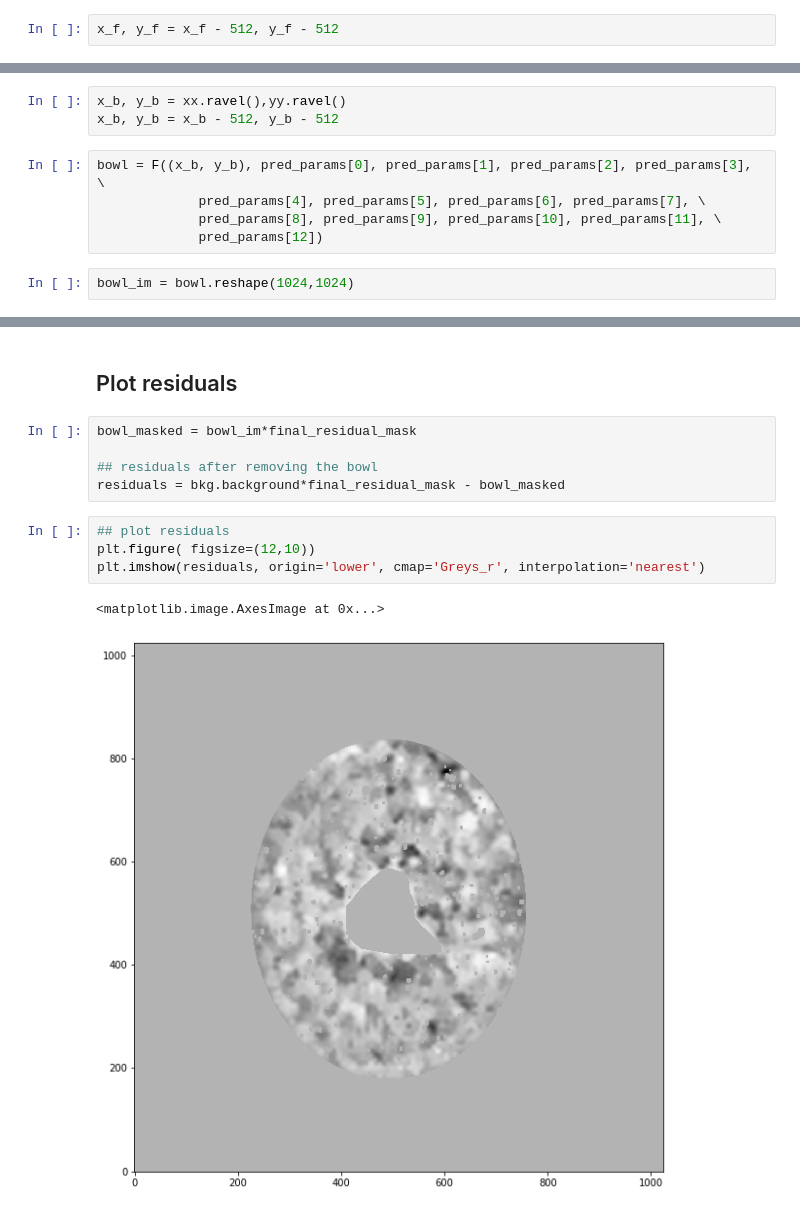
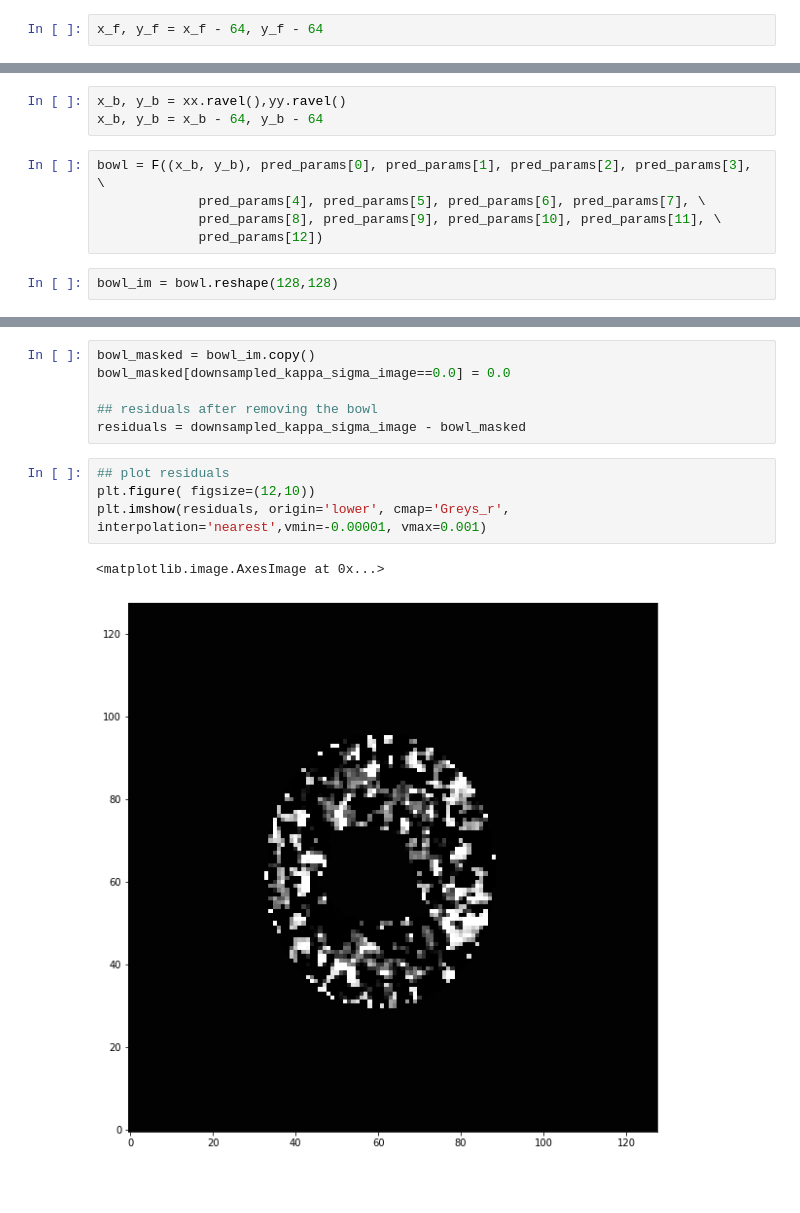
Before and after one commit to vvaibhav08/Perseuscluster_spectralanalysis, a Jupyter notebook: src/WSRT_missing_shortspacing_correction.ipynb, the cells around one changed output, grey strips where cells are left out. Cells and saved outputs as stored; diff of their text form; blank space fills up the shorter version.

```diff
--- a/src/WSRT_missing_shortspacing_correction.ipynb
+++ b/src/WSRT_missing_shortspacing_correction.ipynb
@@ -123,5 +144,5 @@ y_f = yy.ravel()[final_residual_mask_flat!=0]
 # %%
-x_f, y_f = x_f - 512, y_f - 512
+x_f, y_f = x_f - 64, y_f - 64
 # %%
 # pred_params, uncert_cov = curve_fit(F, (xx.ravel(), yy.ravel()), final_residual_wsrt_image.ravel())
 #                                         #p0=initial_guess, bounds=bounds)
@@ -137,10 +158,10 @@ array([  23.14052105,  159.85476508,    0.41855472, -170.97254352,
 # %%
 x_b, y_b = xx.ravel(),yy.ravel()
-x_b, y_b = x_b - 512, y_b - 512
+x_b, y_b = x_b - 64, y_b - 64
 # %%
 bowl = F((x_b, y_b), pred_params[0], pred_params[1], pred_params[2], pred_params[3], \
              pred_params[4], pred_params[5], pred_params[6], pred_params[7], \
              pred_params[8], pred_params[9], pred_params[10], pred_params[11], \
              pred_params[12])
 # %%
-bowl_im = bowl.reshape(1024,1024)
+bowl_im = bowl.reshape(128,128)
@@ -165,14 +236,13 @@ ax.imshow(bowl_subtracted_data, origin='lower', cmap='viridis', vmin=-0.00001, v
-# %% [markdown]
-## Plot residuals
 # %%
-bowl_masked = bowl_im*final_residual_mask
+bowl_masked = bowl_im.copy()
+bowl_masked[downsampled_kappa_sigma_image==0.0] = 0.0
 
 ## residuals after removing the bowl
-residuals = bkg.background*final_residual_mask - bowl_masked
+residuals = downsampled_kappa_sigma_image - bowl_masked
 # %%
 ## plot residuals
 plt.figure( figsize=(12,10))
-plt.imshow(residuals, origin='lower', cmap='Greys_r', interpolation='nearest')
+plt.imshow(residuals, origin='lower', cmap='Greys_r', interpolation='nearest',vmin=-0.00001, vmax=0.001)
 # %% [output]
 <matplotlib.image.AxesImage at 0x...>
-[figure, old version]
+[figure, new version]
```
Also changed, not shown: parts of 22 cells of this notebook.
